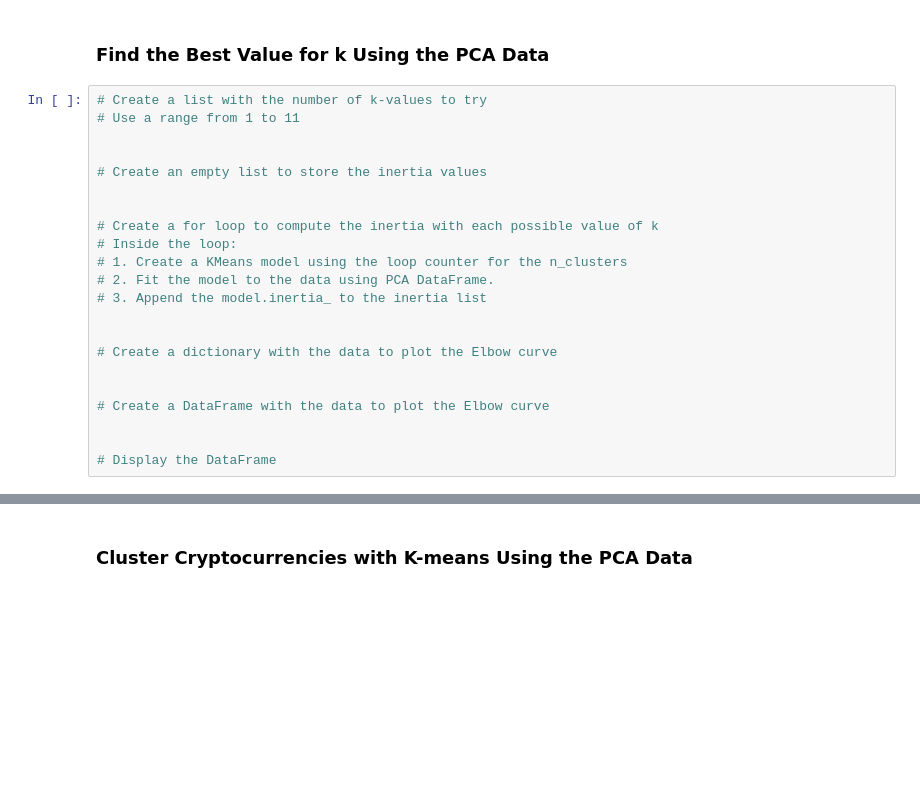
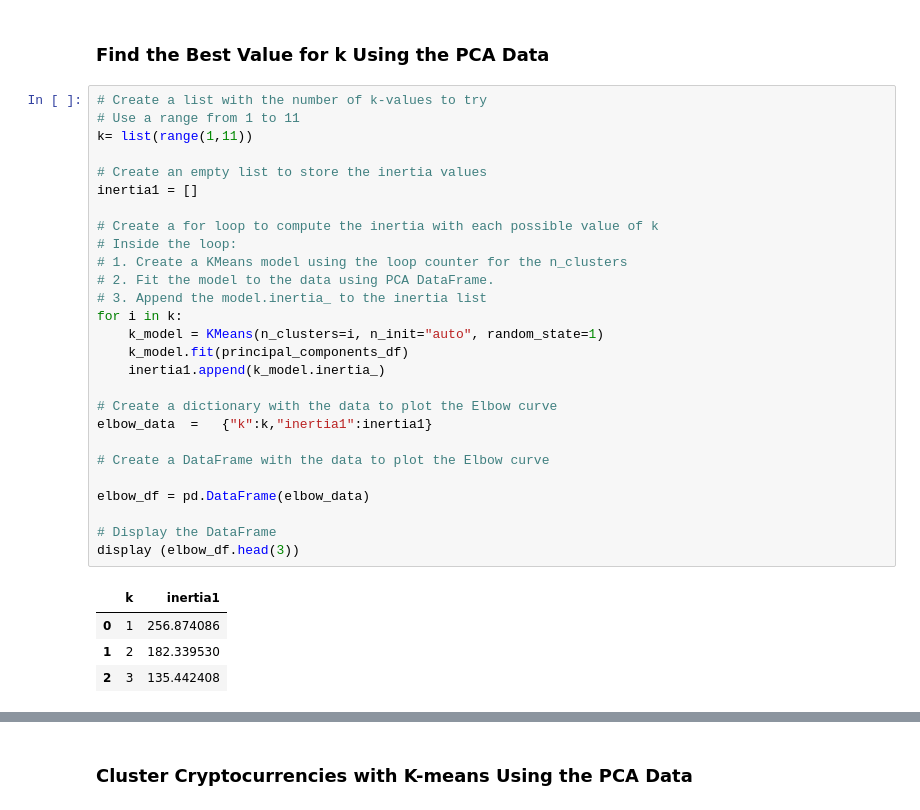
Before and after one commit to ehxewri/CryptoClustering, a Jupyter notebook: Crypto_Clustering.ipynb, the cells around one changed output, grey strips where cells are left out. Cells and saved outputs as stored; diff of their text form; blank space fills up the shorter version.

```diff
--- a/Crypto_Clustering.ipynb
+++ b/Crypto_Clustering.ipynb
@@ -215,25 +215,35 @@ principal_components_df.head(10)
 # %%
 # Create a list with the number of k-values to try
 # Use a range from 1 to 11
-
+k= list(range(1,11))
 
 # Create an empty list to store the inertia values
-
+inertia1 = []
 
 # Create a for loop to compute the inertia with each possible value of k
 # Inside the loop:
 # 1. Create a KMeans model using the loop counter for the n_clusters
 # 2. Fit the model to the data using PCA DataFrame.
 # 3. Append the model.inertia_ to the inertia list
-
+for i in k:
+    k_model = KMeans(n_clusters=i, n_init="auto", random_state=1)
+    k_model.fit(principal_components_df)
+    inertia1.append(k_model.inertia_)
 
 # Create a dictionary with the data to plot the Elbow curve
-
+elbow_data  =   {"k":k,"inertia1":inertia1}
 
 # Create a DataFrame with the data to plot the Elbow curve
 
+elbow_df = pd.DataFrame(elbow_data)
 
 # Display the DataFrame
+display (elbow_df.head(3))
+# %% [output]
+|  | k | inertia1 |
+| 0 | 1 | 256.874086 |
+| 1 | 2 | 182.339530 |
+| 2 | 3 | 135.442408 |
 # %%
 # Plot a line chart with all the inertia values computed with
 # the different values of k to visually identify the optimal value for k.
```
Also changed, not shown: parts of 7 cells of this notebook.
